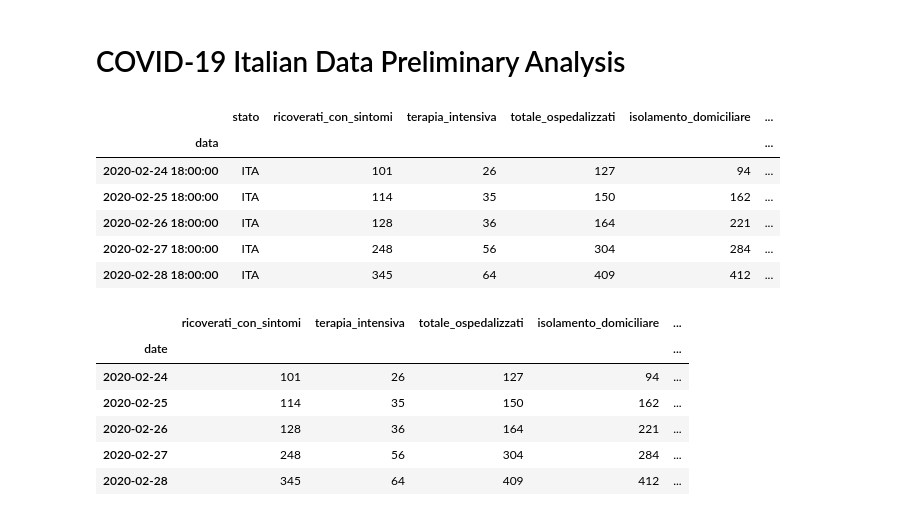
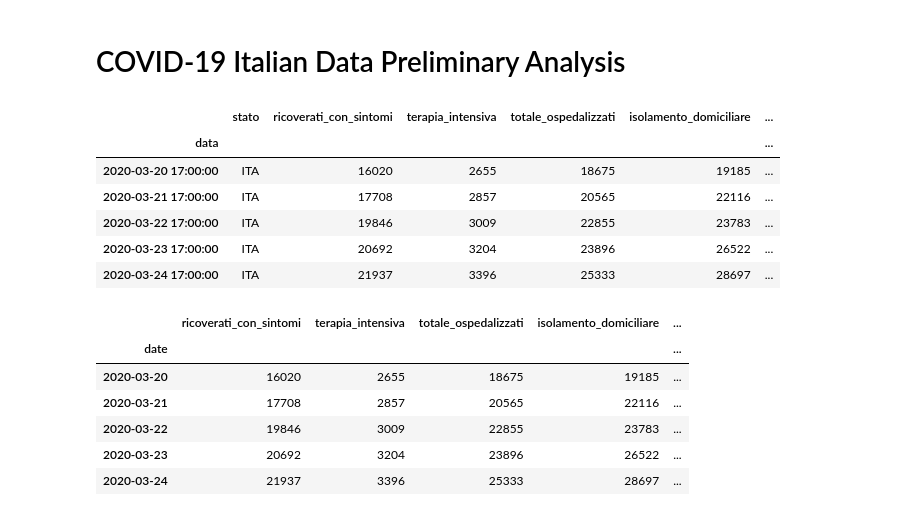
Before and after one commit to GuidoBallabio/COVID-19, a Jupyter notebook: Preliminary Analysis.ipynb, the cells around one changed output. Cells and saved outputs as stored; diff of their text form; code cells hidden in the pictures.

```diff
--- a/Preliminary Analysis.ipynb
+++ b/Preliminary Analysis.ipynb
@@ -9,31 +9,31 @@ import seaborn as sns; sns.set(rc={'figure.figsize':(15, 12)})
 # %%
 data_dir = Path(".") / "data"
 national = data_dir / "dati-andamento-nazionale" / "dpc-covid19-ita-andamento-nazionale.csv"
-df = pd.read_csv(file, index_col=0,parse_dates=[0])
+df = pd.read_csv(national, index_col=0,parse_dates=[0])
 # %%
-df.head()
+df.tail()
 # %% [output]
 |  | stato | ricoverati_con_sintomi | terapia_intensiva | totale_ospedalizzati | isolamento_domiciliare | ... |
 | data |  |  |  |  |  | ... |
-| 2020-02-24 18:00:00 | ITA | 101 | 26 | 127 | 94 | ... |
-| 2020-02-25 18:00:00 | ITA | 114 | 35 | 150 | 162 | ... |
-| 2020-02-26 18:00:00 | ITA | 128 | 36 | 164 | 221 | ... |
-| 2020-02-27 18:00:00 | ITA | 248 | 56 | 304 | 284 | ... |
-| 2020-02-28 18:00:00 | ITA | 345 | 64 | 409 | 412 | ... |
+| 2020-03-20 17:00:00 | ITA | 16020 | 2655 | 18675 | 19185 | ... |
+| 2020-03-21 17:00:00 | ITA | 17708 | 2857 | 20565 | 22116 | ... |
+| 2020-03-22 17:00:00 | ITA | 19846 | 3009 | 22855 | 23783 | ... |
+| 2020-03-23 17:00:00 | ITA | 20692 | 3204 | 23896 | 26522 | ... |
+| 2020-03-24 17:00:00 | ITA | 21937 | 3396 | 25333 | 28697 | ... |
 # %%
 df = df.drop(columns=["stato"])
 df.index.name='date'
 df.index = df.index.to_period(freq='D')
 # %%
-df.head()
+df.tail()
 # %% [output]
 |  | ricoverati_con_sintomi | terapia_intensiva | totale_ospedalizzati | isolamento_domiciliare | ... |
 | date |  |  |  |  | ... |
-| 2020-02-24 | 101 | 26 | 127 | 94 | ... |
-| 2020-02-25 | 114 | 35 | 150 | 162 | ... |
-| 2020-02-26 | 128 | 36 | 164 | 221 | ... |
-| 2020-02-27 | 248 | 56 | 304 | 284 | ... |
-| 2020-02-28 | 345 | 64 | 409 | 412 | ... |
+| 2020-03-20 | 16020 | 2655 | 18675 | 19185 | ... |
+| 2020-03-21 | 17708 | 2857 | 20565 | 22116 | ... |
+| 2020-03-22 | 19846 | 3009 | 22855 | 23783 | ... |
+| 2020-03-23 | 20692 | 3204 | 23896 | 26522 | ... |
+| 2020-03-24 | 21937 | 3396 | 25333 | 28697 | ... |
 # %%
 df.plot()
 df.plot(logy=True);
```
Also changed, not shown: parts of 5 cells of this notebook, 1 other file.
